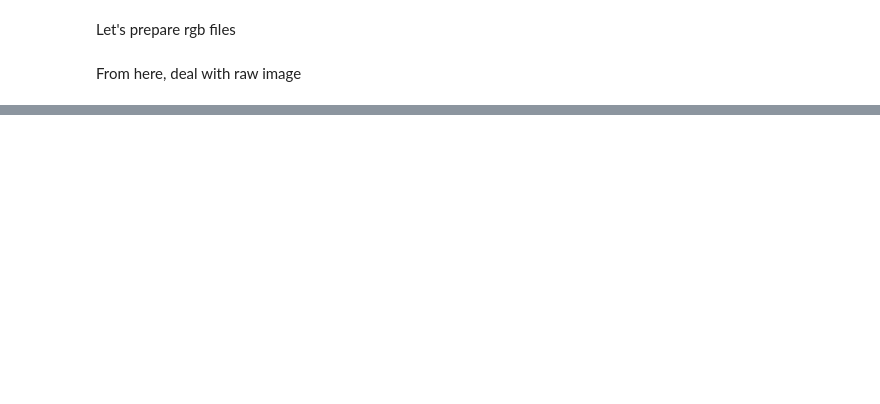
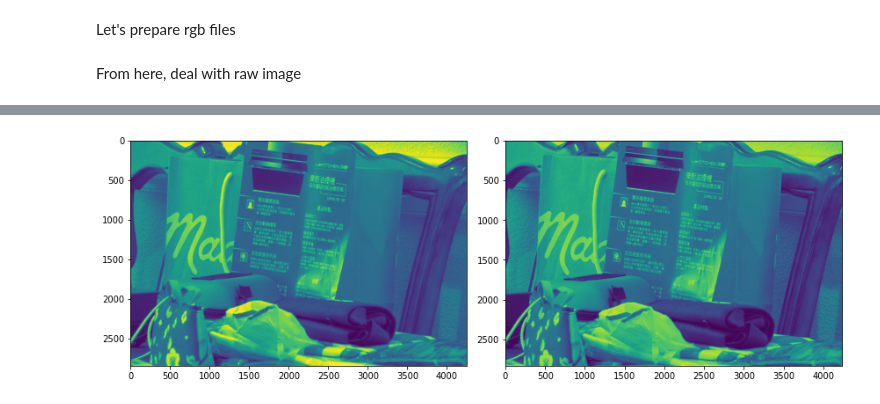
Before and after one commit to toyaji/NLST, a Jupyter notebook: 1. srraw_prepare.ipynb, the cells around one changed output, grey strips where cells are left out. Cells and saved outputs as stored; diff of their text form; code cells hidden in the pictures; blank space fills up the shorter version.

```diff
--- a/1. srraw_prepare.ipynb
+++ b/1. srraw_prepare.ipynb
@@ -139,0 +146,10 @@ for p in base.glob("*[0-9]"):
+# %%
+source_gray = cv2.cvtColor(source_img, cv2.COLOR_RGB2GRAY)
+target_gray = cv2.cvtColor(target_img, cv2.COLOR_RGB2GRAY)
+
+#source_gray = cv2.resize(source_gray, dsize=(0,0), fx=0.50, fy=0.50, interpolation=cv2.INTER_LINEAR)
+#target_gray = cv2.resize(target_gray, dsize=(0,0), fx=0.50, fy=0.50, interpolation=cv2.INTER_LINEAR)
+# %%
+imshows([source_gray, target_gray])
+# %% [output]
+[figure, added]
```
Also changed, not shown: parts of 40 cells of this notebook, 10 other files.
